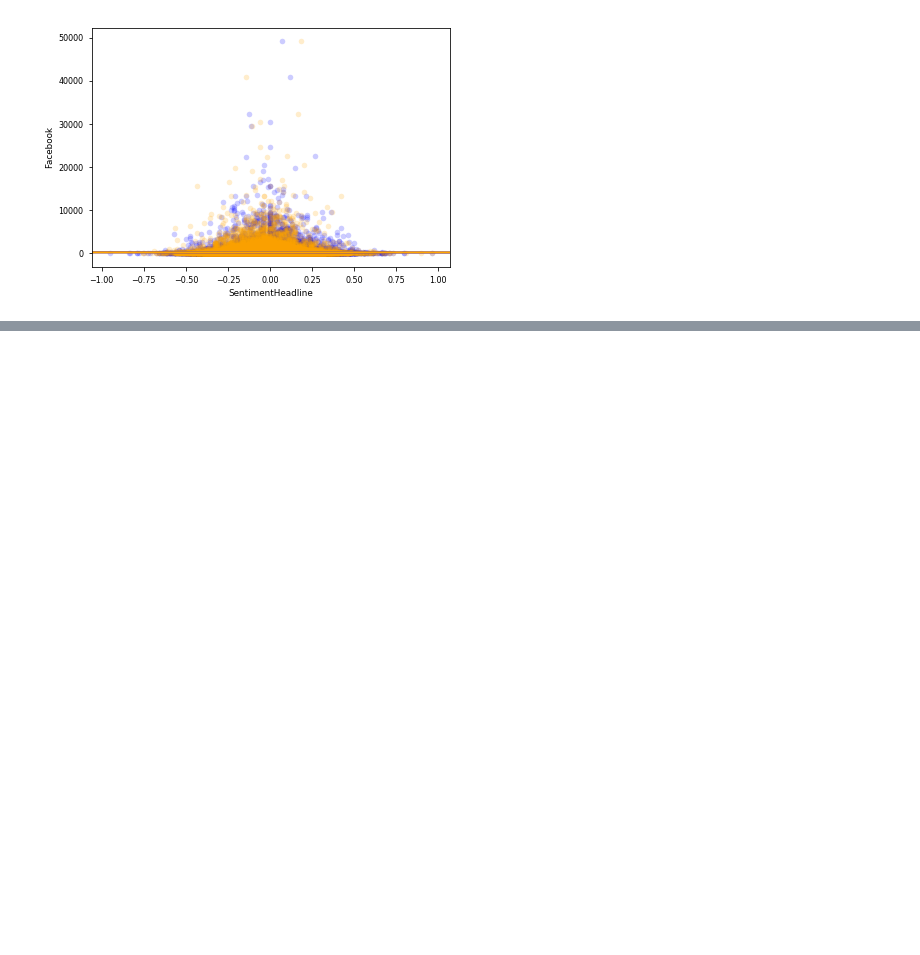
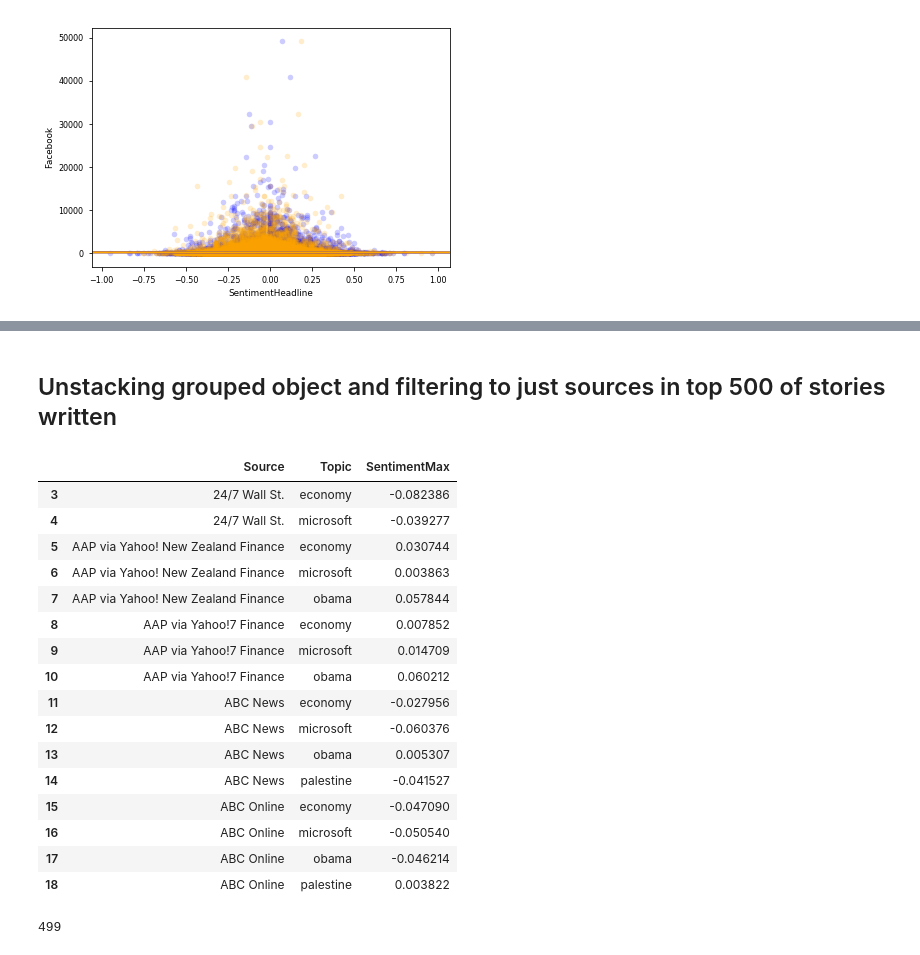
Before and after one commit to MichaelNormandyGavin/Viral_News, a Jupyter notebook: News Popularity Analysis.ipynb, the cells around one changed output, grey strips where cells are left out. Drawn from its saved outputs; the diff is of its cells as text; code cells hidden in the pictures; blank space fills up the shorter version.

```diff
--- a/News Popularity Analysis.ipynb
+++ b/News Popularity Analysis.ipynb
@@ -324,0 +329,3 @@ plt.show()
+# %%
+news_topic_by_source = pd.get_dummies(news_final,columns=['Topic'],prefix='top',prefix_sep='_')
+news_topic_by_source.head()
@@ -324,0 +343,2 @@ plt.show()
+# %%
+prolific_sources = list(news_topic_by_source.Source.value_counts()[:500].index)
@@ -324,0 +392,4 @@ plt.show()
+# %%
+source_topic = news_final.loc[:,['Source','Topic','SentimentMax']].groupby(['Source','Topic']).mean()
+# %% [markdown]
+## Unstacking grouped object and filtering to just sources in top 500 of stories written
@@ -324,0 +399,24 @@ plt.show()
+# %%
+source_topic_sentiment.head(16)
+# %% [output]
+|  | Source | Topic | SentimentMax |
+| 3 | 24/7 Wall St. | economy | -0.082386 |
+| 4 | 24/7 Wall St. | microsoft | -0.039277 |
+| 5 | AAP via Yahoo! New Zealand Finance | economy | 0.030744 |
+| 6 | AAP via Yahoo! New Zealand Finance | microsoft | 0.003863 |
+| 7 | AAP via Yahoo! New Zealand Finance | obama | 0.057844 |
+| 8 | AAP via Yahoo!7 Finance | economy | 0.007852 |
+| 9 | AAP via Yahoo!7 Finance | microsoft | 0.014709 |
+| 10 | AAP via Yahoo!7 Finance | obama | 0.060212 |
+| 11 | ABC News | economy | -0.027956 |
+| 12 | ABC News | microsoft | -0.060376 |
+| 13 | ABC News | obama | 0.005307 |
+| 14 | ABC News | palestine | -0.041527 |
+| 15 | ABC Online | economy | -0.047090 |
+| 16 | ABC Online | microsoft | -0.050540 |
+| 17 | ABC Online | obama | -0.046214 |
+| 18 | ABC Online | palestine | 0.003822 |
+# %%
+len(source_topic_sentiment.Source.value_counts() > 3)
+# %% [output]
+499
```
Also changed, not shown: parts of 36 cells of this notebook, 2 other files.
